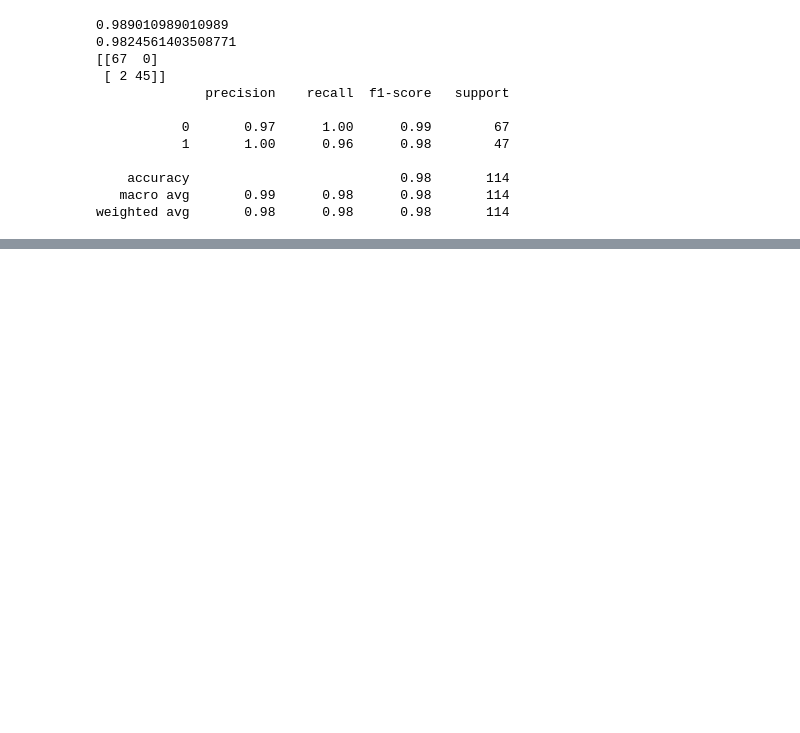
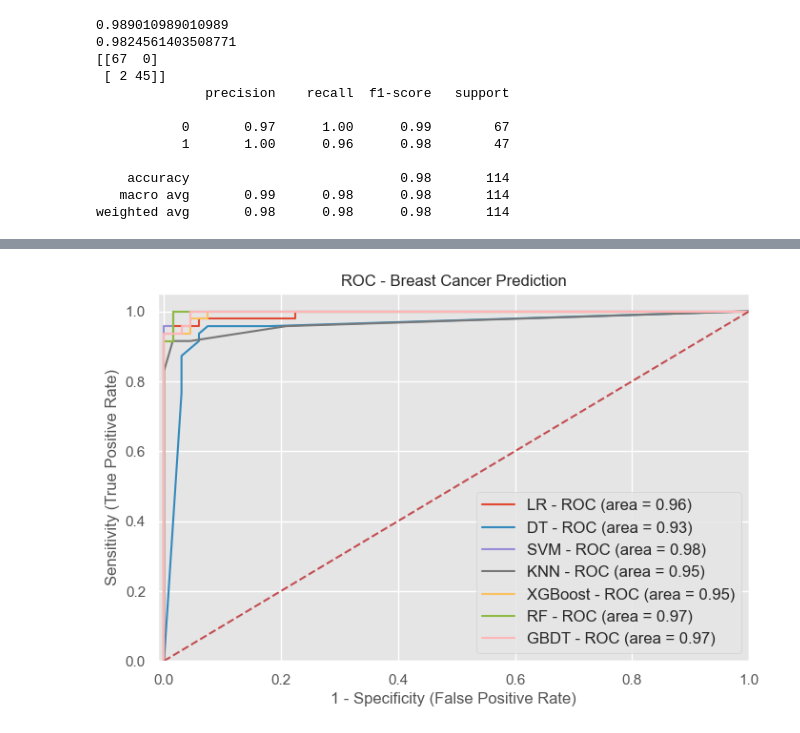
Before and after one commit to Muskan896F/Breast-Cancer-Diagnosis-Using-ML-Comparing-Traditional-and-Boosting-Models, a Jupyter notebook: notebook.ipynb, the cells around one changed output, grey strips where cells are left out. Drawn from its saved outputs; the diff is of its cells as text; code cells hidden in the pictures; blank space fills up the shorter version.

```diff
--- a/notebook.ipynb
+++ b/notebook.ipynb
@@ -345,0 +413,5 @@ weighted avg       0.98      0.98      0.98       114
+# %%
+from sklearn.ensemble import RandomForestClassifier
+
+rand_clf = RandomForestClassifier(criterion = 'entropy', max_depth = 10, max_features = 0.5, min_samples_leaf = 2, min_samples_split = 3, n_estimators = 130)
+rand_clf.fit(X_train, y_train)
@@ -345,0 +473,3 @@ weighted avg       0.98      0.98      0.98       114
+# %%
+gbc = GradientBoostingClassifier(learning_rate = 0.1, loss = 'exponential', n_estimators = 180)
+gbc.fit(X_train, y_train)
@@ -345,0 +499,6 @@ weighted avg       0.98      0.98      0.98       114
+# %%
+from xgboost import XGBClassifier
+
+xgb = XGBClassifier(objective = 'binary:logistic', learning_rate = 0.01, max_depth = 5, n_estimators = 180)
+
+xgb.fit(X_train, y_train)
@@ -345,0 +554,56 @@ weighted avg       0.98      0.98      0.98       114
+# %%
+import pickle
+model = svc
+pickle.dump(model, open("brest_cancer.pkl","wb"))
+# %%
+from sklearn import metrics
+plt.figure(figsize=(8,5))
+models = [
+{
+    'label': 'LR',
+    'model': log_reg,
+},
+{
+    'label': 'DT',
+    'model': dtc,
+},
+{
+    'label': 'SVM',
+    'model': svc,
+},
+{
+    'label': 'KNN',
+    'model': knn,
+},
+{
+    'label': 'XGBoost',
+    'model': xgb,
+},
+{
+    'label': 'RF',
+    'model': rand_clf,
+},
+{
+    'label': 'GBDT',
+    'model': gbc,
+}
+]
+for m in models:
+    model = m['model']
+    model.fit(X_train, y_train)
+    y_pred=model.predict(X_test)
+    fpr1, tpr1, thresholds = metrics.roc_curve(y_test, model.predict_proba(X_test)[:,1])
+    auc = metrics.roc_auc_score(y_test,model.predict(X_test))
+    plt.plot(fpr1, tpr1, label='%s - ROC (area = %0.2f)' % (m['label'], auc))
+
+plt.plot([0, 1], [0, 1],'r--')
+plt.xlim([-0.01, 1.0])
+plt.ylim([0.0, 1.05])
+plt.xlabel('1 - Specificity (False Positive Rate)', fontsize=12)
+plt.ylabel('Sensitivity (True Positive Rate)', fontsize=12)
+plt.title('ROC - Breast Cancer Prediction', fontsize=12)
+plt.legend(loc="lower right", fontsize=12)
+plt.savefig("roc_breast_cancer.jpeg", format='jpeg', dpi=400, bbox_inches='tight')
+plt.show()
+# %% [output]
+[figure, added]
```
Also changed, not shown: parts of 21 cells of this notebook, 4 other files.
